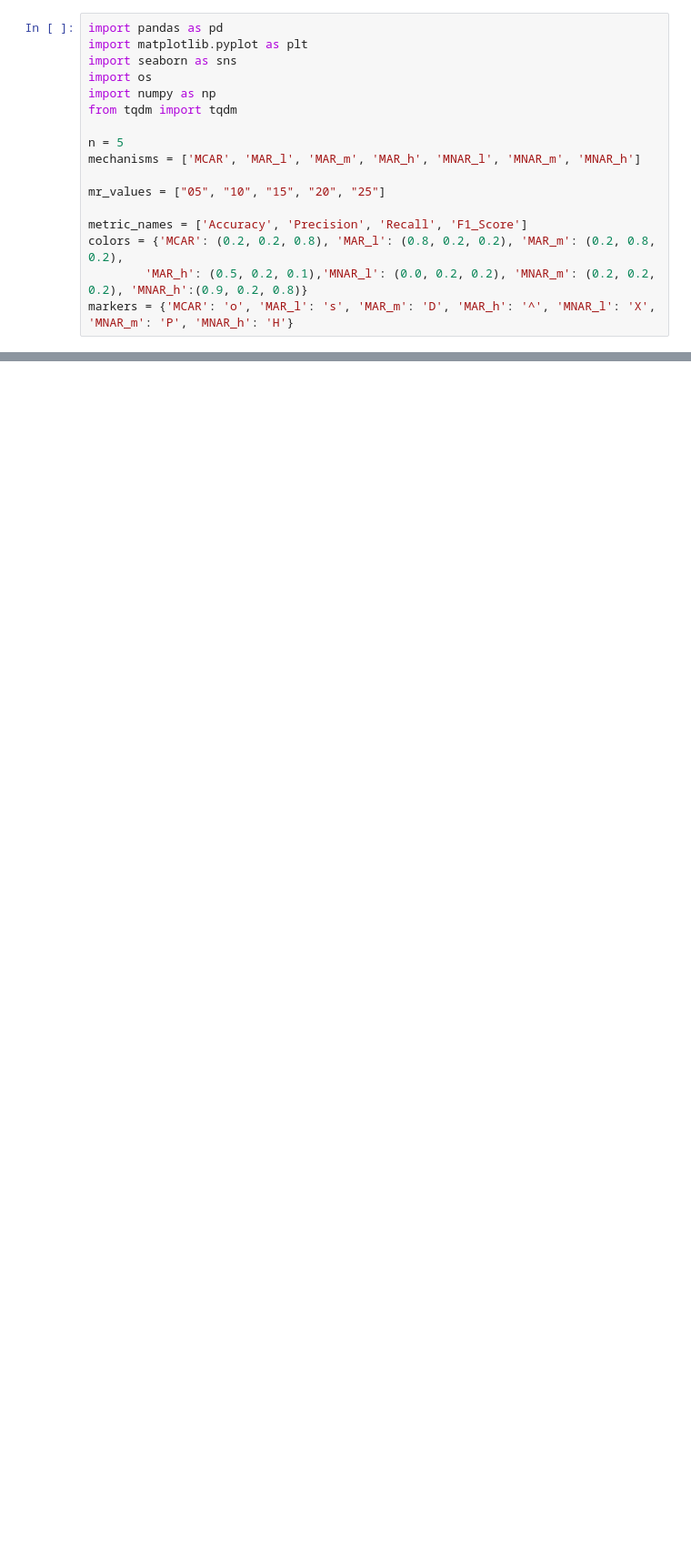
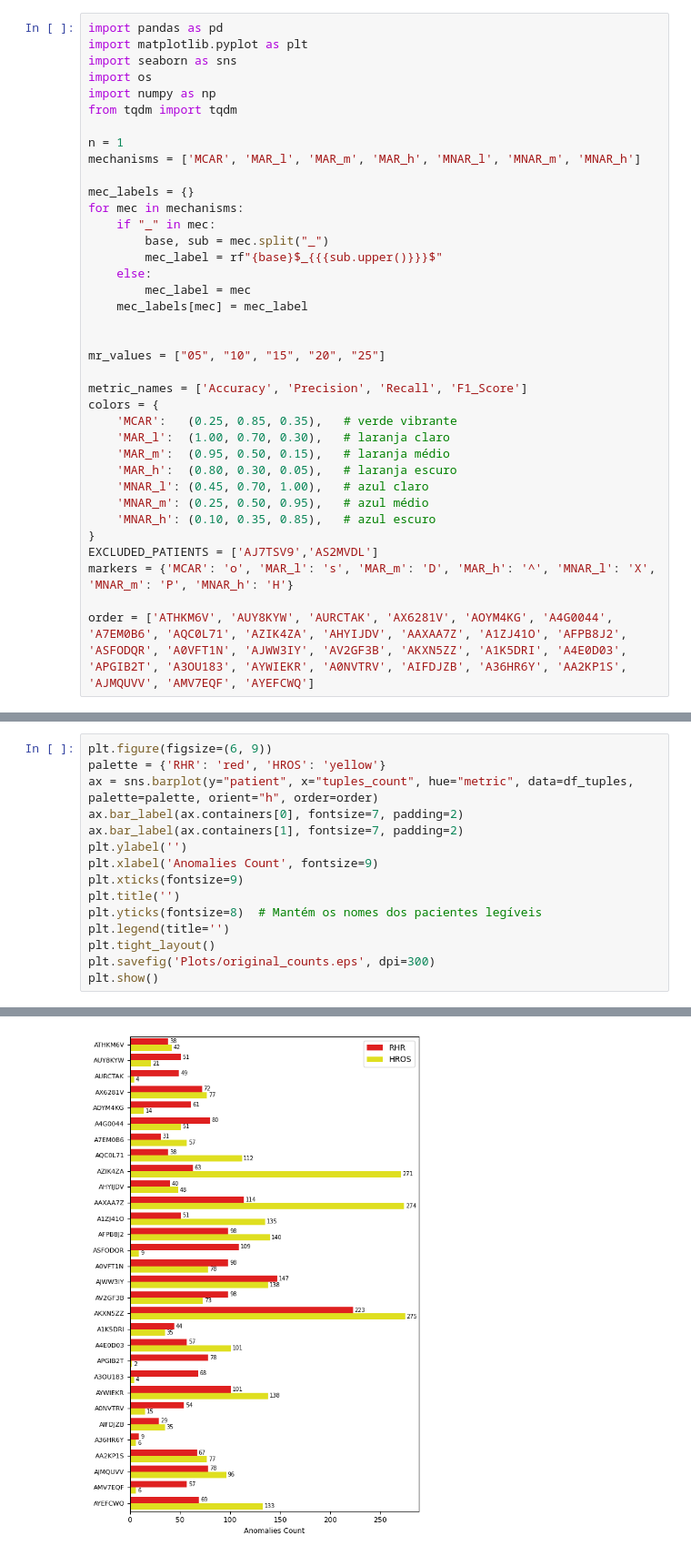
Before and after one commit to afonsoMatheus/online-imputation-analysis, a Jupyter notebook: 1.Offline/Results/metrics_analysis.ipynb, the cells around one changed output, grey strips where cells are left out. Shown at 91% size. Cells and saved outputs as stored; diff of their text form; blank space fills up the shorter version.

Commit message:
pushing ad method imputation metric analysis

```diff
--- a/1.Offline/Results/metrics_analysis.ipynb
+++ b/1.Offline/Results/metrics_analysis.ipynb
@@ -6,12 +6,32 @@ import os
 import numpy as np
 from tqdm import tqdm
 
-n = 5
+n = 1
 mechanisms = ['MCAR', 'MAR_l', 'MAR_m', 'MAR_h', 'MNAR_l', 'MNAR_m', 'MNAR_h']
+
+mec_labels = {}
+for mec in mechanisms:
+    if "_" in mec:
+        base, sub = mec.split("_")
+        mec_label = rf"{base}$_{{{sub.upper()}}}$"
+    else:
+        mec_label = mec
+    mec_labels[mec] = mec_label
+
 
 mr_values = ["05", "10", "15", "20", "25"]
 
 metric_names = ['Accuracy', 'Precision', 'Recall', 'F1_Score']
-colors = {'MCAR': (0.2, 0.2, 0.8), 'MAR_l': (0.8, 0.2, 0.2), 'MAR_m': (0.2, 0.8, 0.2),
-        'MAR_h': (0.5, 0.2, 0.1),'MNAR_l': (0.0, 0.2, 0.2), 'MNAR_m': (0.2, 0.2, 0.2), 'MNAR_h':(0.9, 0.2, 0.8)}
+colors = {
+    'MCAR':   (0.25, 0.85, 0.35),   # verde vibrante
+    'MAR_l':  (1.00, 0.70, 0.30),   # laranja claro
+    'MAR_m':  (0.95, 0.50, 0.15),   # laranja médio
+    'MAR_h':  (0.80, 0.30, 0.05),   # laranja escuro
+    'MNAR_l': (0.45, 0.70, 1.00),   # azul claro
+    'MNAR_m': (0.25, 0.50, 0.95),   # azul médio
+    'MNAR_h': (0.10, 0.35, 0.85),   # azul escuro
+}
+EXCLUDED_PATIENTS = ['AJ7TSV9','AS2MVDL']
 markers = {'MCAR': 'o', 'MAR_l': 's', 'MAR_m': 'D', 'MAR_h': '^', 'MNAR_l': 'X', 'MNAR_m': 'P', 'MNAR_h': 'H'}
+
+order = ['ATHKM6V', 'AUY8KYW', 'AURCTAK', 'AX6281V', 'AOYM4KG', 'A4G0044', 'A7EM0B6', 'AQC0L71', 'AZIK4ZA', 'AHYIJDV', 'AAXAA7Z', 'A1ZJ41O', 'AFPB8J2', 'ASFODQR', 'A0VFT1N', 'AJWW3IY', 'AV2GF3B', 'AKXN5ZZ', 'A1K5DRI', 'A4E0D03', 'APGIB2T', 'A3OU183', 'AYWIEKR', 'A0NVTRV', 'AIFDJZB', 'A36HR6Y', 'AA2KP1S', 'AJMQUVV', 'AMV7EQF', 'AYEFCWQ']
@@ -17,0 +69,16 @@ markers = {'MCAR': 'o', 'MAR_l': 's', 'MAR_m': 'D', 'MAR_h': '^', 'MNAR_l': 'X',
+# %%
+plt.figure(figsize=(6, 9))
+palette = {'RHR': 'red', 'HROS': 'yellow'}
+ax = sns.barplot(y="patient", x="tuples_count", hue="metric", data=df_tuples, palette=palette, orient="h", order=order)
+ax.bar_label(ax.containers[0], fontsize=7, padding=2)
+ax.bar_label(ax.containers[1], fontsize=7, padding=2)
+plt.ylabel('')
+plt.xlabel('Anomalies Count', fontsize=9)
+plt.xticks(fontsize=9)
+plt.title('')
+plt.yticks(fontsize=8)  # Mantém os nomes dos pacientes legíveis
+plt.legend(title='')
+plt.tight_layout()
+plt.savefig('Plots/original_counts.eps', dpi=300)
+plt.show()
+# %% [output]
@@ -18,3 +86,4 @@ markers = {'MCAR': 'o', 'MAR_l': 's', 'MAR_m': 'D', 'MAR_h': '^', 'MNAR_l': 'X',
+[figure, added]
 # %%
 class ConfusionMatrix:
 
```
Also changed, not shown: parts of 10 cells of this notebook, 10 other files.
